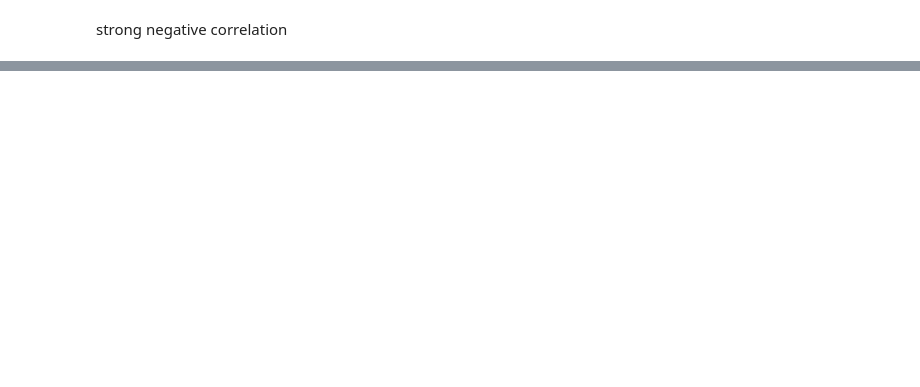
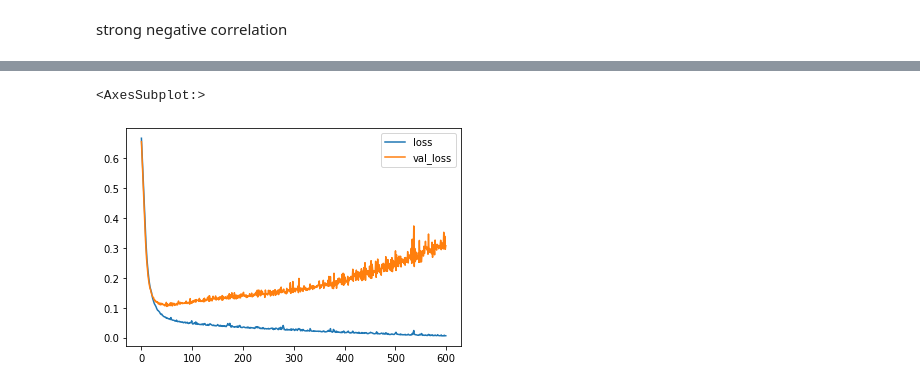
Before and after one commit to sridharanramesh/sridharanramesh, a Jupyter notebook: Machine Learning/Tensorflow Practice - Cancer Classification.ipynb, the cells around one changed output, grey strips where cells are left out. Cells and saved outputs as stored; diff of their text form; code cells hidden in the pictures; blank space fills up the shorter version.

```diff
--- a/Machine Learning/Tensorflow Practice - Cancer Classification.ipynb
+++ b/Machine Learning/Tensorflow Practice - Cancer Classification.ipynb
@@ -47,3 +81,14 @@ X_train
 # %%
 from tensorflow.keras.models import Sequential
 from tensorflow.keras.layers import Dense, Dropout
+# %%
+model = Sequential()
+
+model.add(Dense(30,activation='relu'))
+model.add(Dense(15,activation='relu'))
+# Binary classification problem. We want sigmoid function for last layer.
+model.add(Dense(1,activation='sigmoid'))
+
+model.compile(loss='binary_crossentropy',optimizer='adam')
+# %%
+model.fit(x=X_train, y=y_train, epochs=600, validation_data=(X_test,y_test))
@@ -49,0 +114,14 @@ from tensorflow.keras.layers import Dense, Dropout
+# %%
+losses = pd.DataFrame(model.history.history)
+# %%
+losses.plot()
+'''
+Perfect example of overfitting
+Key characteristics of overfitting: in the beginning both training loss
+and validation loss, both decrease with increasing epochs
+After a certain point, training loss still continues to decrease whereas
+validation loss increases indicating overfitting
+'''
+# %% [output]
+<AxesSubplot:>
+[figure, added]
```
Also changed, not shown: parts of 25 cells of this notebook.
